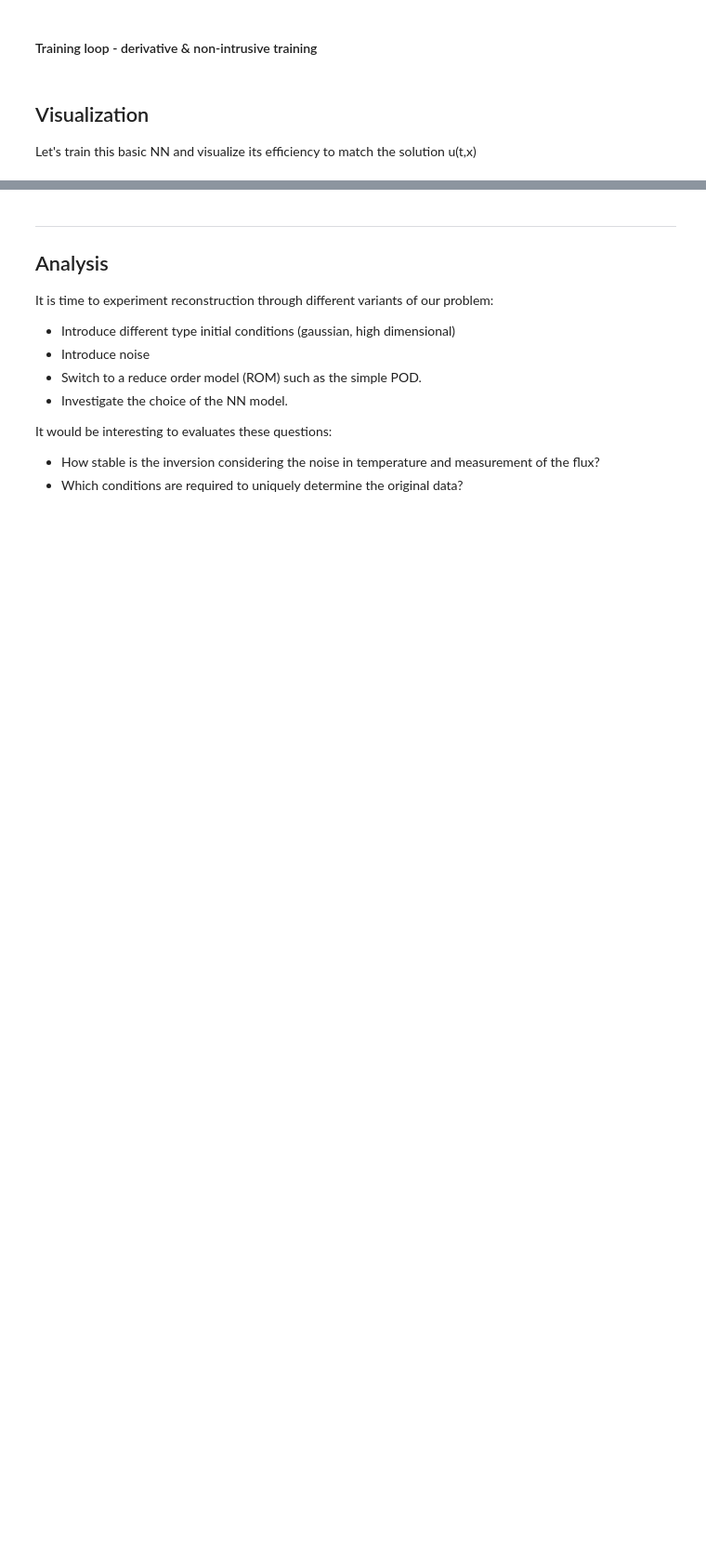
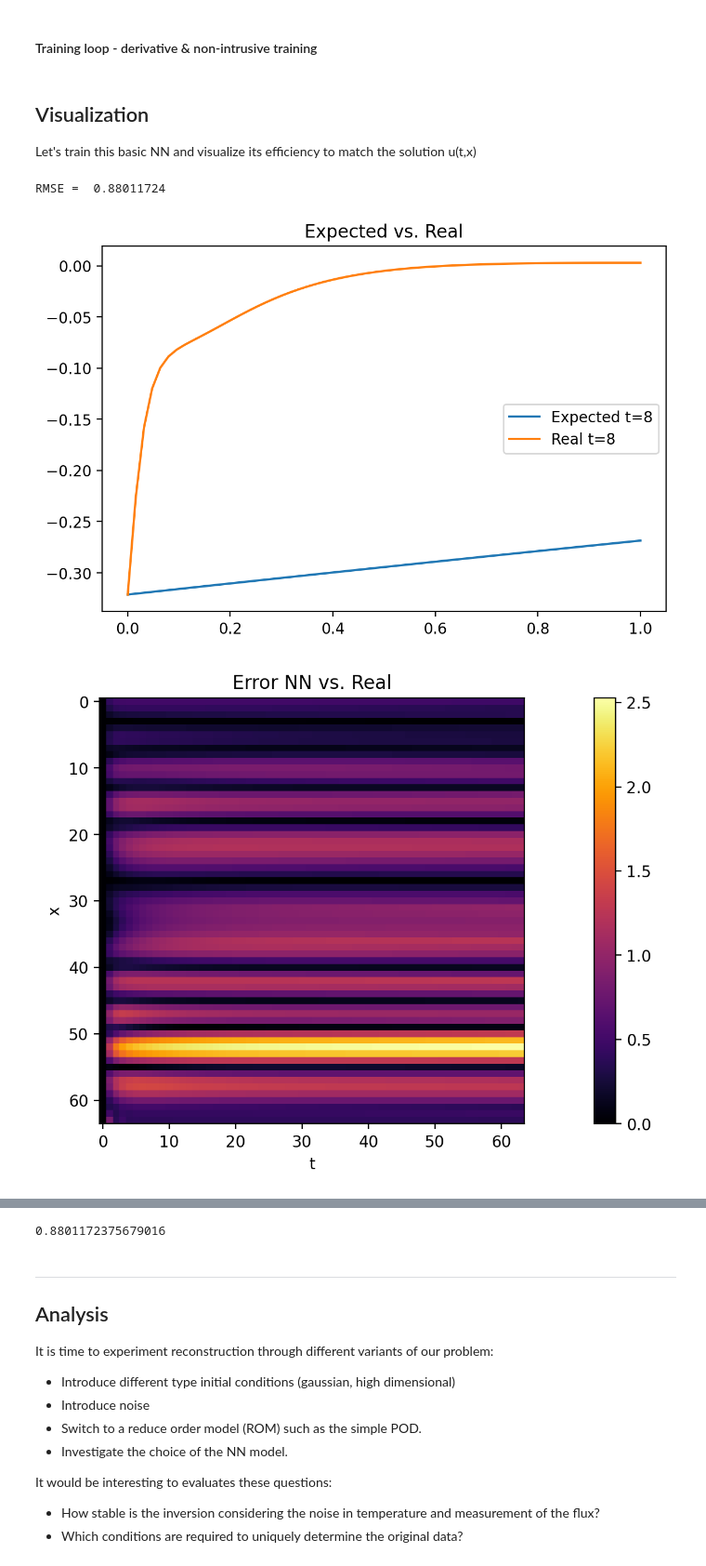
Before and after one commit to vdesgrange/closure-model, a Jupyter notebook: experiments/heat_equation_ode_solver_experiments.ipynb, the cells around one changed output, grey strips where cells are left out. Shown at 93% size. Cells and saved outputs as stored; diff of their text form; code cells hidden in the pictures; blank space fills up the shorter version.

```diff
--- a/experiments/heat_equation_ode_solver_experiments.ipynb
+++ b/experiments/heat_equation_ode_solver_experiments.ipynb
@@ -300,19 +292,24 @@ Let's train this basic NN and visualize its efficiency to match the solution u(t
 # %%
 def check_efficiency(net, n_sim=10, debug=False):
     rmse_tot = 0
 
     for i in range(n_sim):
-        t, b0, bu = get_heat_batch(t_max, t_min, x_max, x_min, t_n, x_n, -1, -1)
+        t, b0, bu = get_heat_batch(t_max, t_min, x_max, x_min, t_n, x_n, -1, 0)
         pred_u = odeint(net, b0[1:-1], t).detach().numpy()
         u = bu[:,1:-1].detach().numpy()
         rmse_tot += rmse(pred_u.T, u.T)
 
         if debug:
             print("RMSE = ", rmse(pred_u.T, u.T))
+            double_plotter(pred_u.T, u.T, x_max, x_min, x_n, [8], 'Expected', 'Real', 'Expected vs. Real')
+
             show_state(np.abs(pred_u.T - u.T), 'Error NN vs. Real', 't', 'x', None)
             show_state(u.T, 'Real', 't', 'x', None)
             show_state(pred_u.T, 'Expected', 't', 'x', None)
-
     return rmse_tot / n_sim
 
-print(check_efficiency(F, 20, False))
+print(check_efficiency(F, 1, True))
+# %% [output]
+RMSE =  0.88011724
+[figure, added]
+[figure, added]
@@ -319,3 +318,4 @@ print(check_efficiency(F, 20, False))
+0.8801172375679016
 # %%
 check_weights(F)
 # %% [markdown]
```
Also changed, not shown: parts of 13 cells of this notebook, 2 other files.
